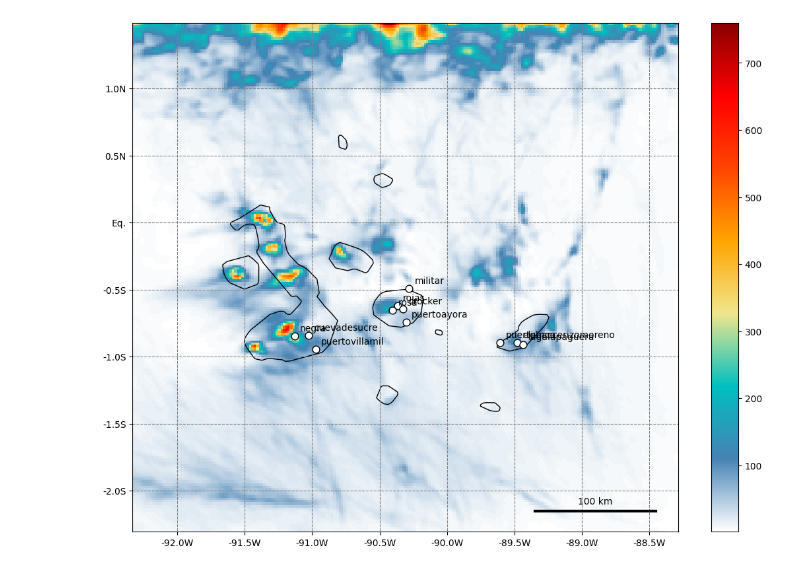
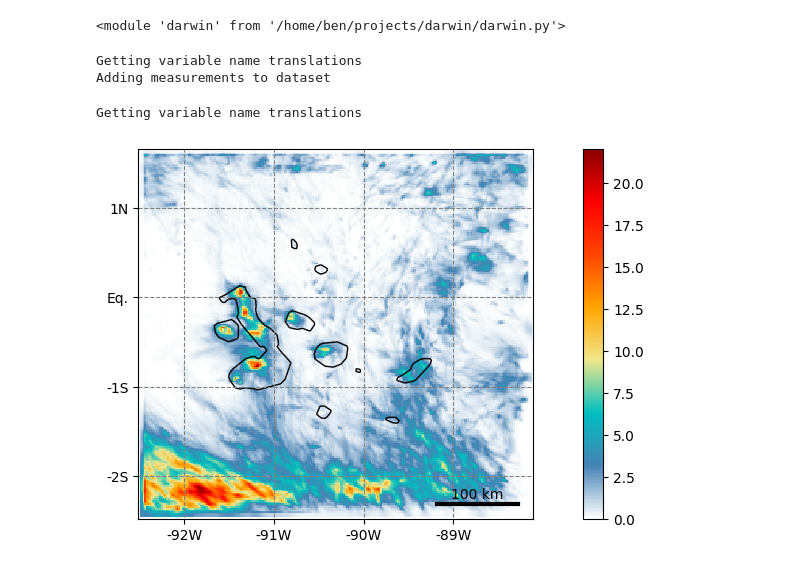
Before and after one commit to benatouba/darwin, a Jupyter notebook: analysis_of_measurements.ipynb, the cells around one changed output. Cells and saved outputs as stored; diff of their text form; code cells hidden in the pictures.

```diff
--- a/analysis_of_measurements.ipynb
+++ b/analysis_of_measurements.ipynb
@@ -43,15 +1,45 @@ Attributes:
+# %%
+import matplotlib.pyplot as plt
+import darwin
+import pandas as pd
+from importlib import reload
+import salem
+reload(salem)
+reload(darwin)
+# %% [output]
+<module 'darwin' from '/home/ben/projects/darwin/darwin.py'>
+# %%
+var = 'prcp'
+experiment = 'rc_trop_ls_G3D'
+year = 2022
+# %%
+if "ls_prcp" in locals():
+    del ls_prcp
+files = darwin.glob_measurements()
+
+ls_prcp = darwin.open_experiment(
+    experiment=experiment,
+    variable = var,
+    year = str(year),
+    engine="xarray",
+    decode_cf=True
+)
+# %% [output]
+Getting variable name translations
+Adding measurements to dataset
 # %%
 reload(darwin)
-fig, ax = plt.subplots(figsize=(12,10))
+fig, ax = plt.subplots(figsize=(6,5))
 # ls_prcp.plot_map(ax=ax, )
 # ls_prcp.add_extracted_simulated_points_from_file(f"/home/ben/projects/darwin/{var}_bil.csv")
 # ls_prcp.plot_stations(save=True)
-ls_prcp.remove_boundaries()
-ls_prcp.plot_map(ax=ax, aggregation="sum", save=False)
-# plt.savefig("rc_trop_ls_ws10_map.png")
+ls_prcp.remove_boundaries(40)
+ls_prcp.plot_map(ax=ax, aggregation="mean", save=True, stations=False)
+# plt.savefig(f"{experiment}_ws10_map.png")
 # del ls_prcp.wrf_product.attrs["PROJ_ENVI_STRING"]
 # ls_prcp.wrf_product.salem.quick_map()
 plt.show()
 # %% [output]
+Getting variable name translations
-[figure, old version]
+[figure, new version]
 # %%
```
Also changed, not shown: parts of 16 cells of this notebook, 8 other files.
